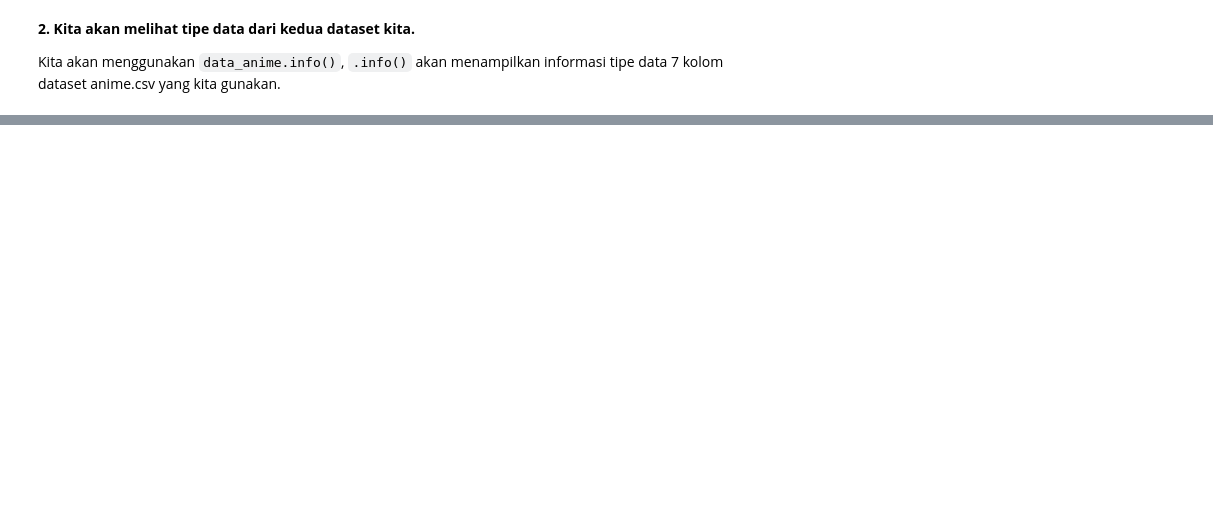
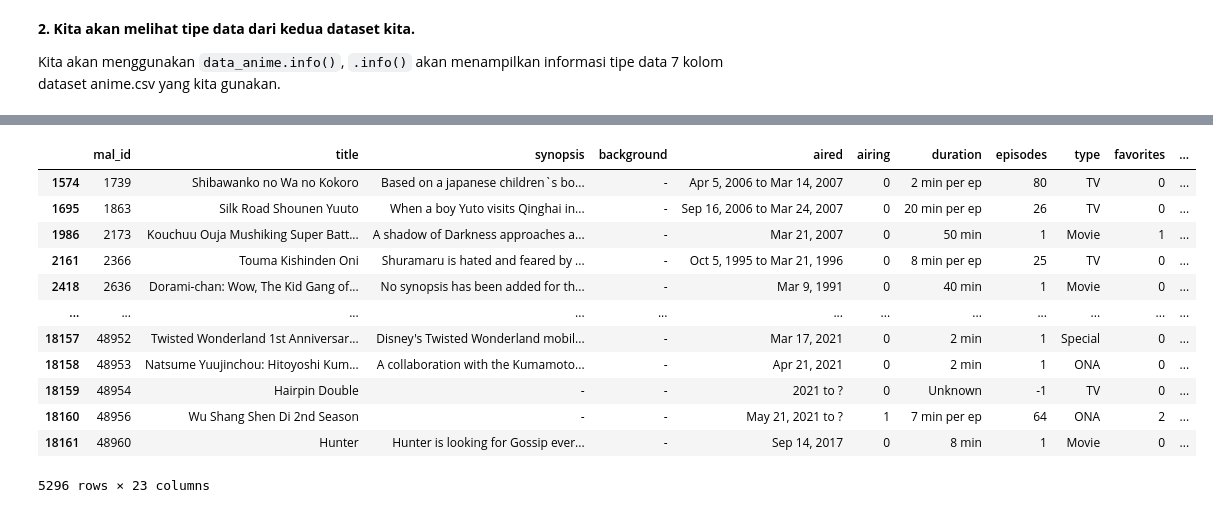
Before and after one commit to izzul112/ML_BMLT-Proyek_Akhir-Sistem_Rekomendasi-Anime, a Jupyter notebook: Proyek_Akhir_Sistem_Rekomendasi.ipynb, the cells around one changed output, grey strips where cells are left out. Cells and saved outputs as stored; diff of their text form; code cells hidden in the pictures; blank space fills up the shorter version.

```diff
--- a/Proyek_Akhir_Sistem_Rekomendasi.ipynb
+++ b/Proyek_Akhir_Sistem_Rekomendasi.ipynb
@@ -284,0 +244,16 @@ dtype: int64
+# %%
+data_anime.loc[(data_anime['score']==-1)]
+# %% [output]
+|  | mal_id | title | synopsis | background | aired | airing | duration | episodes | type | favorites | ... |
+| 1574 | 1739 | Shibawanko no Wa no Kokoro | Based on a japanese children`s bo... | - | Apr 5, 2006 to Mar 14, 2007 | 0 | 2 min per ep | 80 | TV | 0 | ... |
+| 1695 | 1863 | Silk Road Shounen Yuuto | When a boy Yuto visits Qinghai in... | - | Sep 16, 2006 to Mar 24, 2007 | 0 | 20 min per ep | 26 | TV | 0 | ... |
+| 1986 | 2173 | Kouchuu Ouja Mushiking Super Batt... | A shadow of Darkness approaches a... | - | Mar 21, 2007 | 0 | 50 min | 1 | Movie | 1 | ... |
+| 2161 | 2366 | Touma Kishinden Oni | Shuramaru is hated and feared by ... | - | Oct 5, 1995 to Mar 21, 1996 | 0 | 8 min per ep | 25 | TV | 0 | ... |
+| 2418 | 2636 | Dorami-chan: Wow, The Kid Gang of... | No synopsis has been added for th... | - | Mar 9, 1991 | 0 | 40 min | 1 | Movie | 0 | ... |
+| ... | ... | ... | ... | ... | ... | ... | ... | ... | ... | ... | ... |
+| 18157 | 48952 | Twisted Wonderland 1st Anniversar... | Disney's Twisted Wonderland mobil... | - | Mar 17, 2021 | 0 | 2 min | 1 | Special | 0 | ... |
+| 18158 | 48953 | Natsume Yuujinchou: Hitoyoshi Kum... | A collaboration with the Kumamoto... | - | Apr 21, 2021 | 0 | 2 min | 1 | ONA | 0 | ... |
+| 18159 | 48954 | Hairpin Double | - | - | 2021 to ? | 0 | Unknown | -1 | TV | 0 | ... |
+| 18160 | 48956 | Wu Shang Shen Di 2nd Season | - | - | May 21, 2021 to ? | 1 | 7 min per ep | 64 | ONA | 2 | ... |
+| 18161 | 48960 | Hunter | Hunter is looking for Gossip ever... | - | Sep 14, 2017 | 0 | 8 min | 1 | Movie | 0 | ... |
+5296 rows × 23 columns
```
Also changed, not shown: parts of 68 cells of this notebook.
